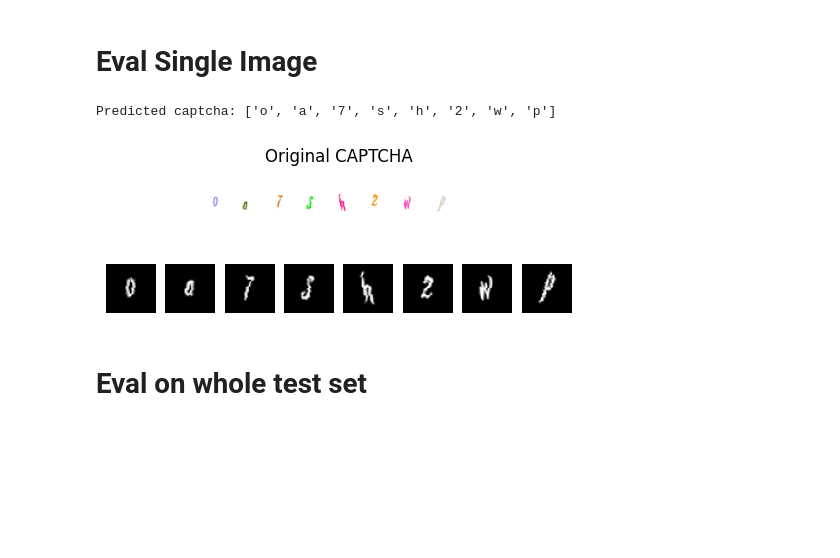
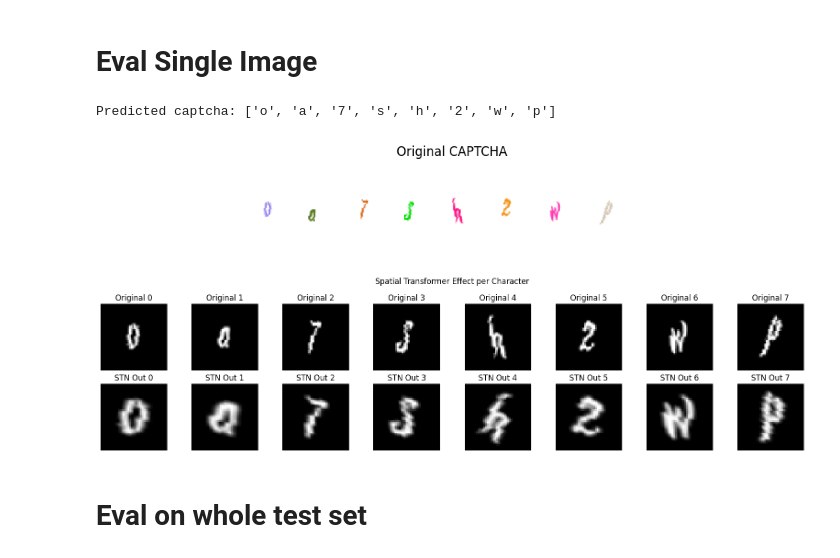
Before and after one commit to ItsMeNengYi/CS4243-mini-project, a Jupyter notebook: Transformer_test_eval.ipynb, the cells around one changed output. Drawn from its saved outputs; the diff is of its cells as text; code cells hidden in the pictures; blank space fills up the shorter version.

```diff
--- a/Transformer_test_eval.ipynb
+++ b/Transformer_test_eval.ipynb
@@ -145,27 +197,25 @@ def predict_captcha(model, img, char_classes, device='cuda'):
 # %%
 test_captcha_path = "test/0a7sh2wp-0.png"
 test_captcha_img = cv2.imread(test_captcha_path)
 predicted = predict_captcha(net, test_captcha_img, char_classes, device=device)
 print("Predicted captcha:", predicted)
 
 # Show the captcha
-plt.figure(figsize=(6, 3))
+plt.figure(figsize=(12, 6))
 plt.imshow(cv2.cvtColor(test_captcha_img, cv2.COLOR_BGR2RGB))  # Convert BGR → RGB
 plt.title("Original CAPTCHA")
 plt.axis('off')
 plt.show()
 
+# Show the images
 test_char_images = split_into_char_images(test_captcha_img)
-plt.figure(figsize=(6, 3))
-for i, char_img in enumerate(test_char_images):
-    plt.subplot(1, len(test_char_images), i + 1)
-    plt.imshow(char_img, cmap='gray')
-    plt.axis('off')
-plt.show()
+
+# Show the STN transformed images
+visualize_stn(net, test_char_images, device)
 # %% [output]
 Predicted captcha: ['o', 'a', '7', 's', 'h', '2', 'w', 'p']
-[figure, old version]
+[figure, new version]
-[figure, old version]
+[figure, new version]
 # %% [markdown]
 # Eval on whole test set
 # %%
```
Also changed, not shown: parts of 3 cells of this notebook, 4 other files.
